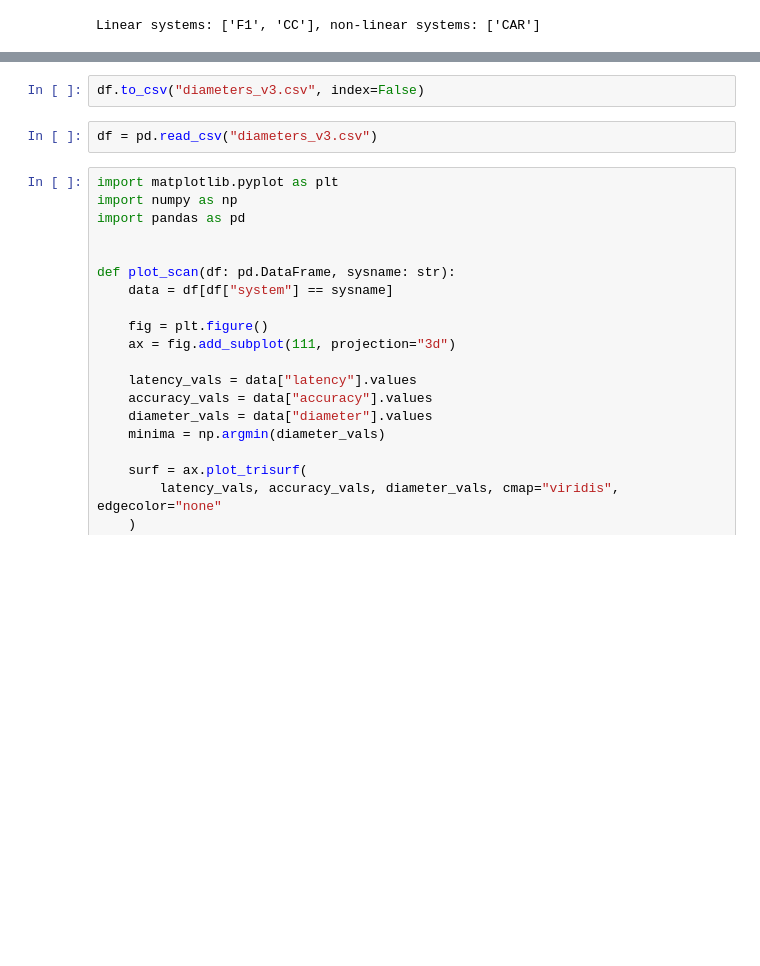
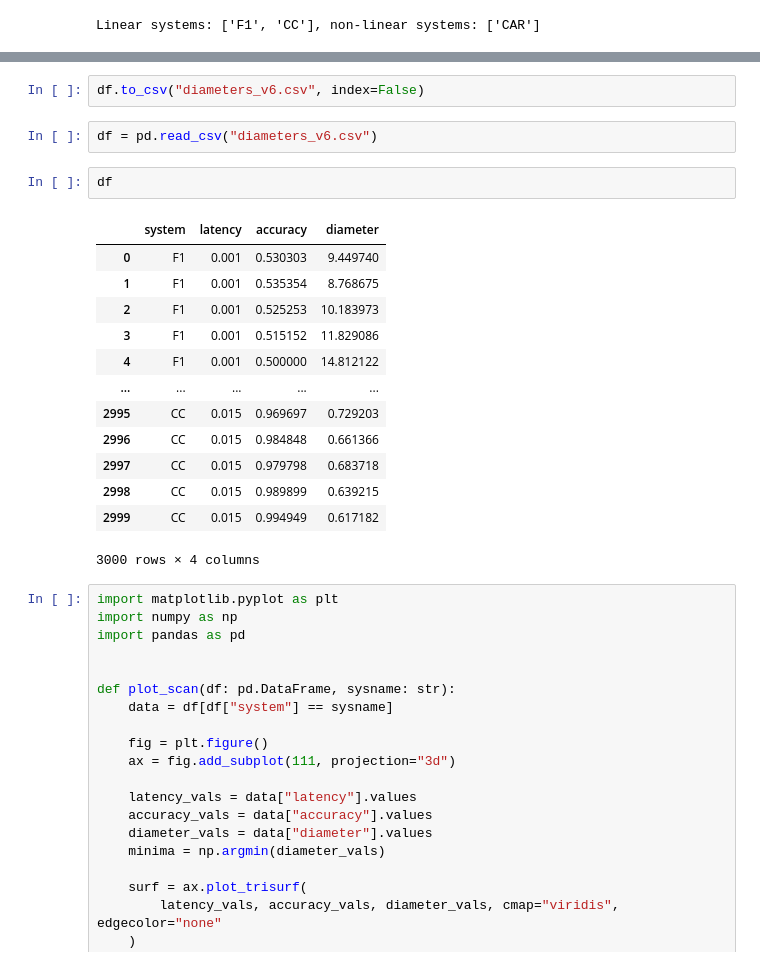
Before and after one commit to shengjiex98/control-guided-nas, a Jupyter notebook: examples/scan.ipynb, the cells around one changed output, grey strips where cells are left out. Saved outputs shown, nothing was run; the diff lists cells and outputs as text; blank space fills up the shorter version.

```diff
--- a/examples/scan.ipynb
+++ b/examples/scan.ipynb
@@ -62,7 +99,23 @@ df
 # %%
-df.to_csv("diameters_v3.csv", index=False)
+df.to_csv("diameters_v6.csv", index=False)
 # %%
-df = pd.read_csv("diameters_v3.csv")
+df = pd.read_csv("diameters_v6.csv")
+# %%
+df
+# %% [output]
+|  | system | latency | accuracy | diameter |
+| 0 | F1 | 0.001 | 0.530303 | 9.449740 |
+| 1 | F1 | 0.001 | 0.535354 | 8.768675 |
+| 2 | F1 | 0.001 | 0.525253 | 10.183973 |
+| 3 | F1 | 0.001 | 0.515152 | 11.829086 |
+| 4 | F1 | 0.001 | 0.500000 | 14.812122 |
+| ... | ... | ... | ... | ... |
+| 2995 | CC | 0.015 | 0.969697 | 0.729203 |
+| 2996 | CC | 0.015 | 0.984848 | 0.661366 |
+| 2997 | CC | 0.015 | 0.979798 | 0.683718 |
+| 2998 | CC | 0.015 | 0.989899 | 0.639215 |
+| 2999 | CC | 0.015 | 0.994949 | 0.617182 |
+3000 rows × 4 columns
 # %%
 import matplotlib.pyplot as plt
 import numpy as np
```
Also changed, not shown: parts of 6 cells of this notebook, 9 other files.
